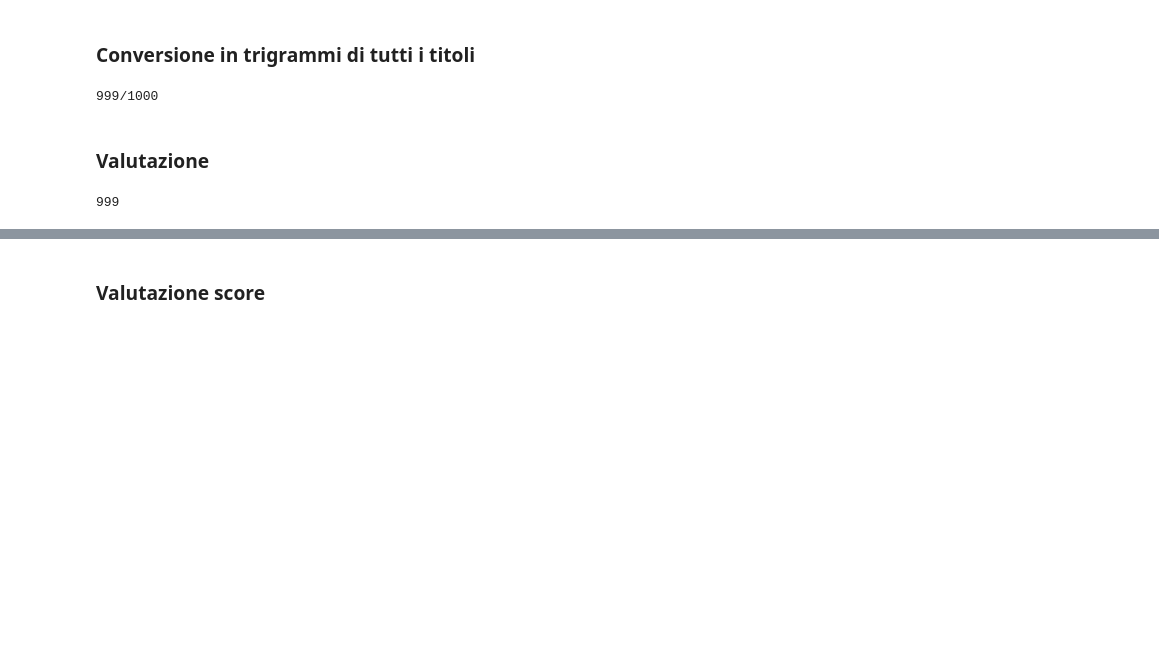
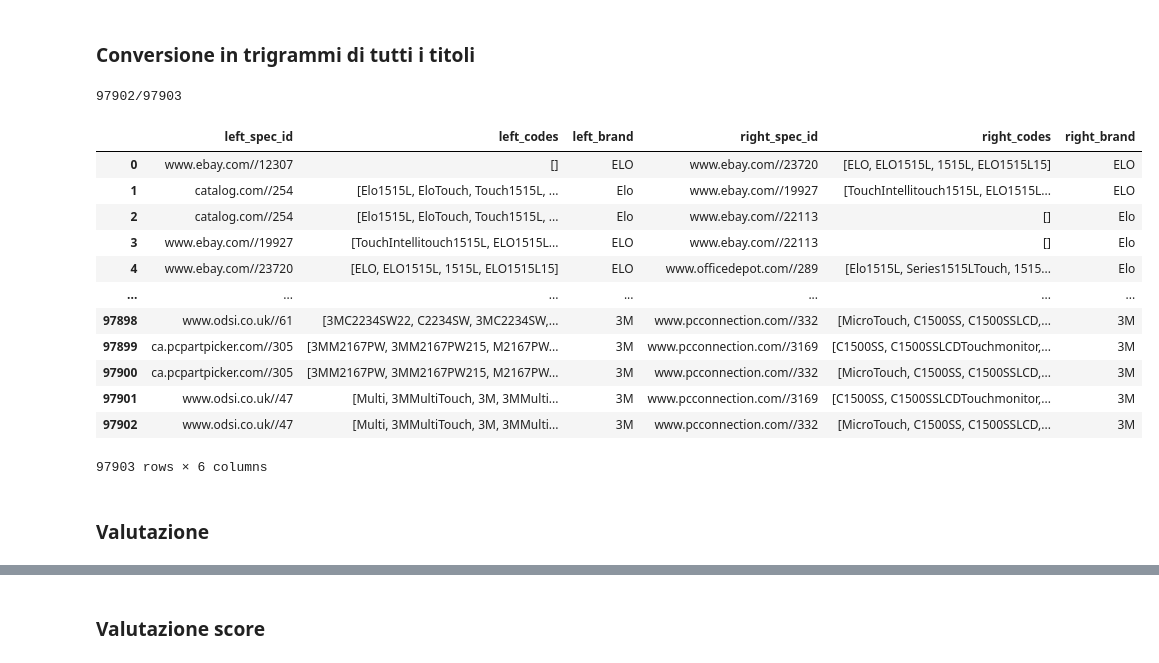
Before and after one commit to steaparo/tesi-data-science, a Jupyter notebook: entity_resolution.ipynb, the cells around one changed output, grey strips where cells are left out. Cells and saved outputs as stored; diff of their text form; code cells hidden in the pictures; blank space fills up the shorter version.

```diff
--- a/entity_resolution.ipynb
+++ b/entity_resolution.ipynb
@@ -411,16 +415,31 @@ for item in right_titles:
     tokenized = ngrams(no_punc.split(), 3)
     right_titles_tokenized.append([' '.join(grams) for grams in tokenized])
 # %%
-#df_final_left = pd.DataFrame(left[0])
-#df_final_right = pd.DataFrame(right[0])
-final_list_left = prepare_final_data(df, left_titles_tokenized,'left', clf_svm)
-final_list_right = prepare_final_data(df, right_titles_tokenized,'right', clf_svm)
+# creazione del dataset finale (con liste di trigrammi notevoli per ciascun offerta)
+final_list_left = prepare_final_data(df, left_titles_tokenized,'left', clf_mlp)
+final_list_right = prepare_final_data(df, right_titles_tokenized,'right', clf_mlp)
 df_final_left = pd.DataFrame(final_list_left)
 df_final_right = pd.DataFrame(final_list_right)
 
 df_final = pd.concat([df_final_left,df_final_right],axis=1)
 # %% [output]
-999/1000
+97902/97903
+# %%
+df_final
+# %% [output]
+|  | left_spec_id | left_codes | left_brand | right_spec_id | right_codes | right_brand |
+| 0 | www.ebay.com//12307 | [] | ELO | www.ebay.com//23720 | [ELO, ELO1515L, 1515L, ELO1515L15] | ELO |
+| 1 | catalog.com//254 | [Elo1515L, EloTouch, Touch1515L, ... | Elo | www.ebay.com//19927 | [TouchIntellitouch1515L, ELO1515L... | ELO |
+| 2 | catalog.com//254 | [Elo1515L, EloTouch, Touch1515L, ... | Elo | www.ebay.com//22113 | [] | Elo |
+| 3 | www.ebay.com//19927 | [TouchIntellitouch1515L, ELO1515L... | ELO | www.ebay.com//22113 | [] | Elo |
+| 4 | www.ebay.com//23720 | [ELO, ELO1515L, 1515L, ELO1515L15] | ELO | www.officedepot.com//289 | [Elo1515L, Series1515LTouch, 1515... | Elo |
+| ... | ... | ... | ... | ... | ... | ... |
+| 97898 | www.odsi.co.uk//61 | [3MC2234SW22, C2234SW, 3MC2234SW,... | 3M | www.pcconnection.com//332 | [MicroTouch, C1500SS, C1500SSLCD,... | 3M |
+| 97899 | ca.pcpartpicker.com//305 | [3MM2167PW, 3MM2167PW215, M2167PW... | 3M | www.pcconnection.com//3169 | [C1500SS, C1500SSLCDTouchmonitor,... | 3M |
+| 97900 | ca.pcpartpicker.com//305 | [3MM2167PW, 3MM2167PW215, M2167PW... | 3M | www.pcconnection.com//332 | [MicroTouch, C1500SS, C1500SSLCD,... | 3M |
+| 97901 | www.odsi.co.uk//47 | [Multi, 3MMultiTouch, 3M, 3MMulti... | 3M | www.pcconnection.com//3169 | [C1500SS, C1500SSLCDTouchmonitor,... | 3M |
+| 97902 | www.odsi.co.uk//47 | [Multi, 3MMultiTouch, 3M, 3MMulti... | 3M | www.pcconnection.com//332 | [MicroTouch, C1500SS, C1500SSLCD,... | 3M |
+97903 rows × 6 columns
 # %%
 # sample randomico del df in input
 def sample_df(df, n_sample):
@@ -436,7 +455,3 @@ df_to_eval = sample_df(df_final, n_sample)
 eval_input = extract_columns(df_to_eval)
 # %% [markdown]
 ### Valutazione
-# %%
-code_based_output = compute_score(eval_input, threshold)
-# %% [output]
-999
```
Also changed, not shown: parts of 8 cells of this notebook.
